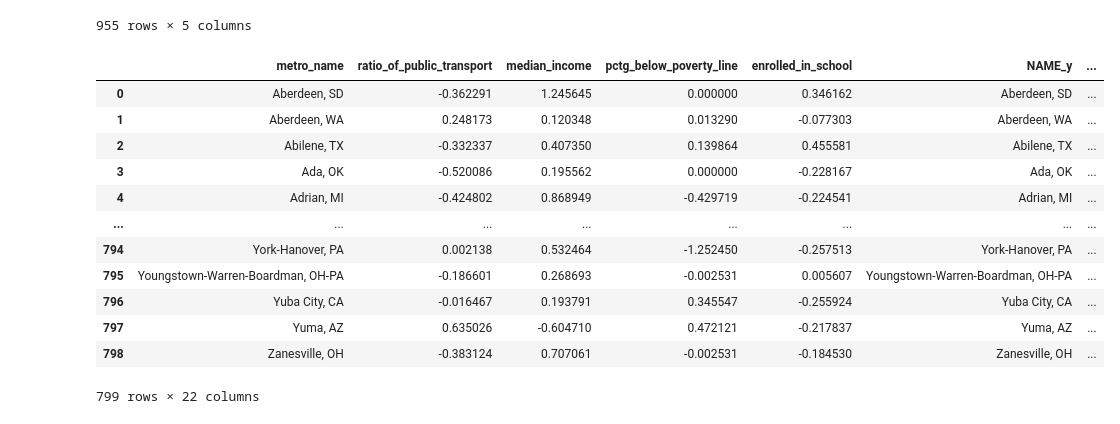
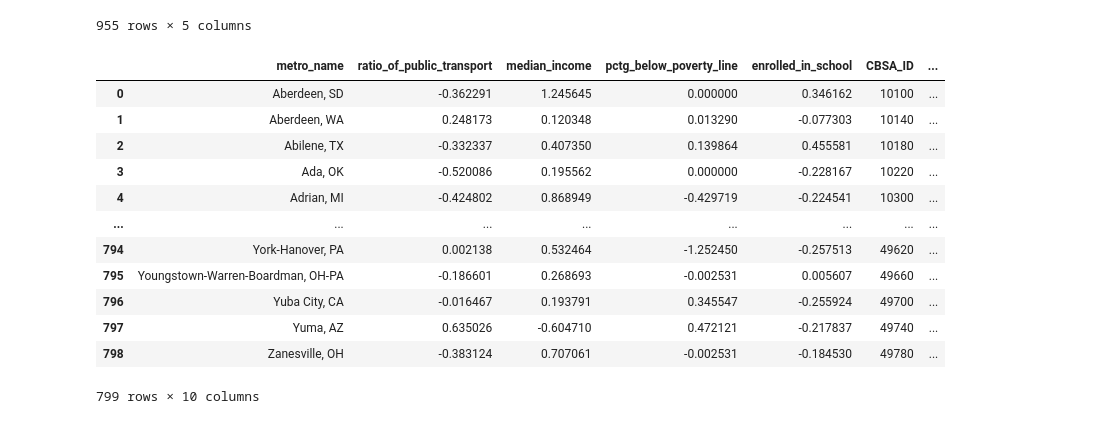
Before and after one commit to agupta01/ds3-zillow, a Jupyter notebook: geographic_eda/create_vectors.ipynb, the cells around one changed output. Saved outputs shown, nothing was run; the diff lists cells and outputs as text; code cells hidden in the pictures.

```diff
--- a/geographic_eda/create_vectors.ipynb
+++ b/geographic_eda/create_vectors.ipynb
@@ -175,25 +175,25 @@ new_df2
 | 954 | Zanesville, OH | -0.383124 | 0.707061 | -0.002531 | -0.184530 |
 955 rows × 5 columns
 # %%
-cbsa = pd.read_csv('../datasets/cbsa.csv')[['NAME', 'SQMI', 'HSE_UNITS', 'AVE_FAM_SZ', 'POP10_SQMI']]
+cbsa = pd.read_csv('../datasets/cbsa.csv')[['CBSA_ID', 'NAME', 'SQMI', 'HSE_UNITS', 'AVE_FAM_SZ', 'POP10_SQMI']]
 
-for col in cbsa.columns[1:]:
+for col in cbsa.columns[2:]:
     cbsa[col] = standardise(cbsa, col)
 
-new_df2 = new_df2.merge(cbsa, left_on = 'metro_name', right_on = 'NAME', suffixes = ('', '_y'))
-new_df2 = new_df2.dropna().drop(columns = ['NAME'])
-new_df2
+new_df3 = new_df2.merge(cbsa, left_on = 'metro_name', right_on = 'NAME', how = 'inner')
+new_df3 = new_df3.dropna().drop(columns = ['NAME'])
+new_df3
 # %% [output]
-|  | metro_name | ratio_of_public_transport | median_income | pctg_below_poverty_line | enrolled_in_school | NAME_y | ... |
-| 0 | Aberdeen, SD | -0.362291 | 1.245645 | 0.000000 | 0.346162 | Aberdeen, SD | ... |
-| 1 | Aberdeen, WA | 0.248173 | 0.120348 | 0.013290 | -0.077303 | Aberdeen, WA | ... |
-| 2 | Abilene, TX | -0.332337 | 0.407350 | 0.139864 | 0.455581 | Abilene, TX | ... |
-| 3 | Ada, OK | -0.520086 | 0.195562 | 0.000000 | -0.228167 | Ada, OK | ... |
-| 4 | Adrian, MI | -0.424802 | 0.868949 | -0.429719 | -0.224541 | Adrian, MI | ... |
+|  | metro_name | ratio_of_public_transport | median_income | pctg_below_poverty_line | enrolled_in_school | CBSA_ID | ... |
+| 0 | Aberdeen, SD | -0.362291 | 1.245645 | 0.000000 | 0.346162 | 10100 | ... |
+| 1 | Aberdeen, WA | 0.248173 | 0.120348 | 0.013290 | -0.077303 | 10140 | ... |
+| 2 | Abilene, TX | -0.332337 | 0.407350 | 0.139864 | 0.455581 | 10180 | ... |
+| 3 | Ada, OK | -0.520086 | 0.195562 | 0.000000 | -0.228167 | 10220 | ... |
+| 4 | Adrian, MI | -0.424802 | 0.868949 | -0.429719 | -0.224541 | 10300 | ... |
 | ... | ... | ... | ... | ... | ... | ... | ... |
-| 794 | York-Hanover, PA | 0.002138 | 0.532464 | -1.252450 | -0.257513 | York-Hanover, PA | ... |
-| 795 | Youngstown-Warren-Boardman, OH-PA | -0.186601 | 0.268693 | -0.002531 | 0.005607 | Youngstown-Warren-Boardman, OH-PA | ... |
-| 796 | Yuba City, CA | -0.016467 | 0.193791 | 0.345547 | -0.255924 | Yuba City, CA | ... |
-| 797 | Yuma, AZ | 0.635026 | -0.604710 | 0.472121 | -0.217837 | Yuma, AZ | ... |
-| 798 | Zanesville, OH | -0.383124 | 0.707061 | -0.002531 | -0.184530 | Zanesville, OH | ... |
+| 794 | York-Hanover, PA | 0.002138 | 0.532464 | -1.252450 | -0.257513 | 49620 | ... |
+| 795 | Youngstown-Warren-Boardman, OH-PA | -0.186601 | 0.268693 | -0.002531 | 0.005607 | 49660 | ... |
+| 796 | Yuba City, CA | -0.016467 | 0.193791 | 0.345547 | -0.255924 | 49700 | ... |
+| 797 | Yuma, AZ | 0.635026 | -0.604710 | 0.472121 | -0.217837 | 49740 | ... |
+| 798 | Zanesville, OH | -0.383124 | 0.707061 | -0.002531 | -0.184530 | 49780 | ... |
-799 rows × 22 columns
+799 rows × 10 columns
```
Also changed, not shown: parts of 6 cells of this notebook, 4 other files.
